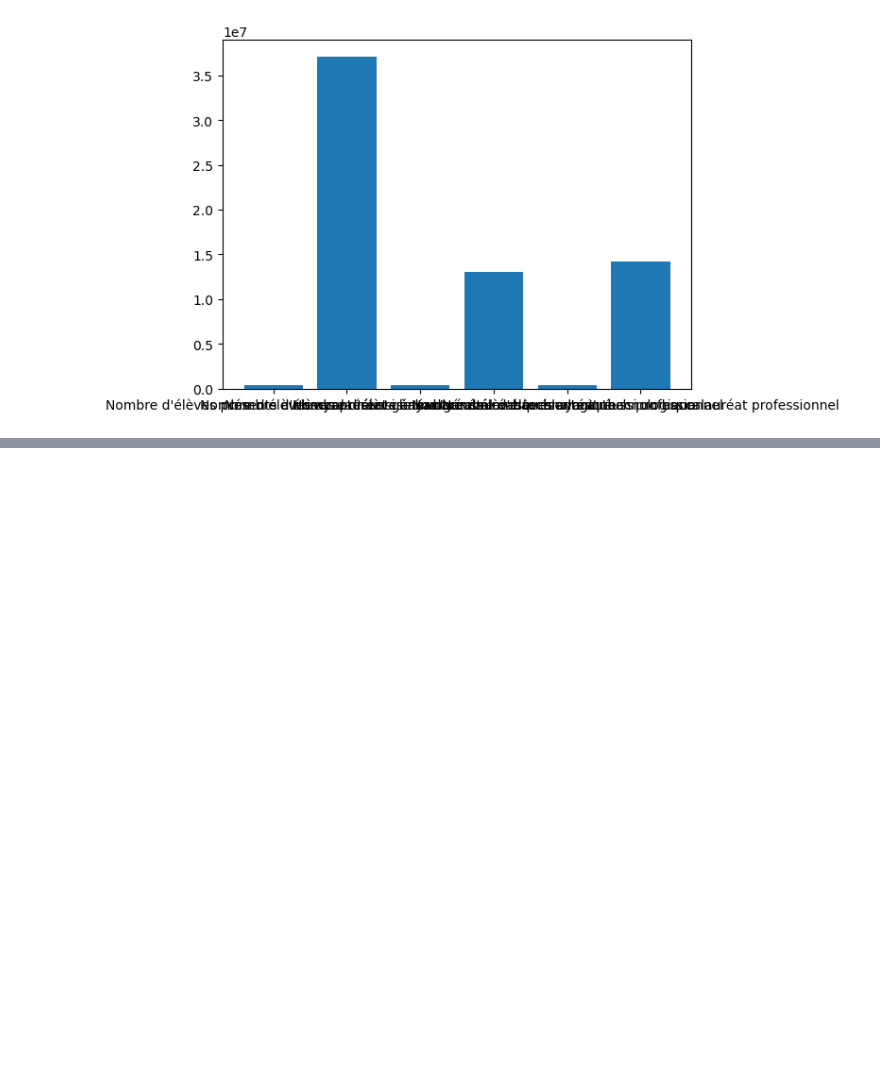
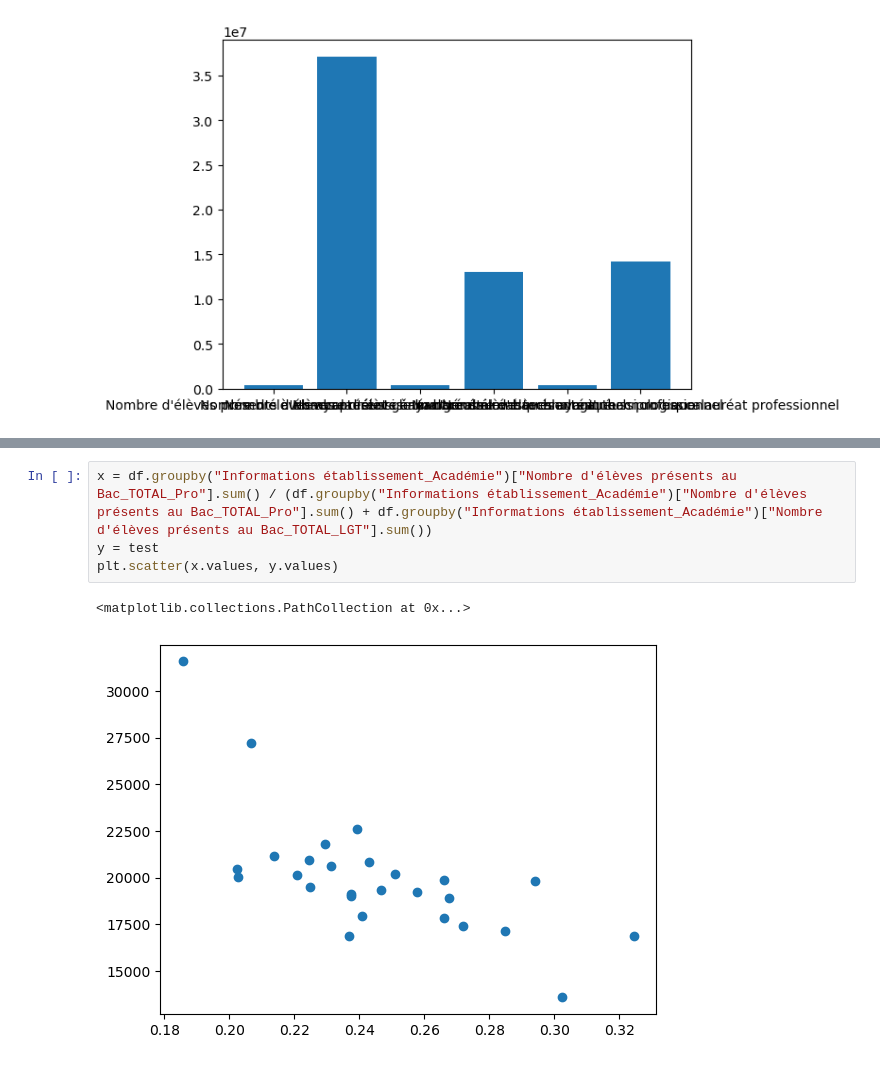
Before and after one commit to Acochepin/Python-2A---AC---JM---RS, a Jupyter notebook: Manipulation bases de données.ipynb, the cells around one changed output, grey strips where cells are left out. Cells and saved outputs as stored; diff of their text form; blank space fills up the shorter version.

```diff
--- a/Manipulation bases de données.ipynb
+++ b/Manipulation bases de données.ipynb
@@ -452,0 +479,7 @@ plt.bar(["Nombre d'élèves présents au baccalauréat général", "Nombre d'él
+# %%
+x = df.groupby("Informations établissement_Académie")["Nombre d'élèves présents au Bac_TOTAL_Pro"].sum() / (df.groupby("Informations établissement_Académie")["Nombre d'élèves présents au Bac_TOTAL_Pro"].sum() + df.groupby("Informations établissement_Académie")["Nombre d'élèves présents au Bac_TOTAL_LGT"].sum())
+y = test
+plt.scatter(x.values, y.values)
+# %% [output]
+<matplotlib.collections.PathCollection at 0x...>
+[figure, added]
```
Also changed, not shown: parts of 9 cells of this notebook.
